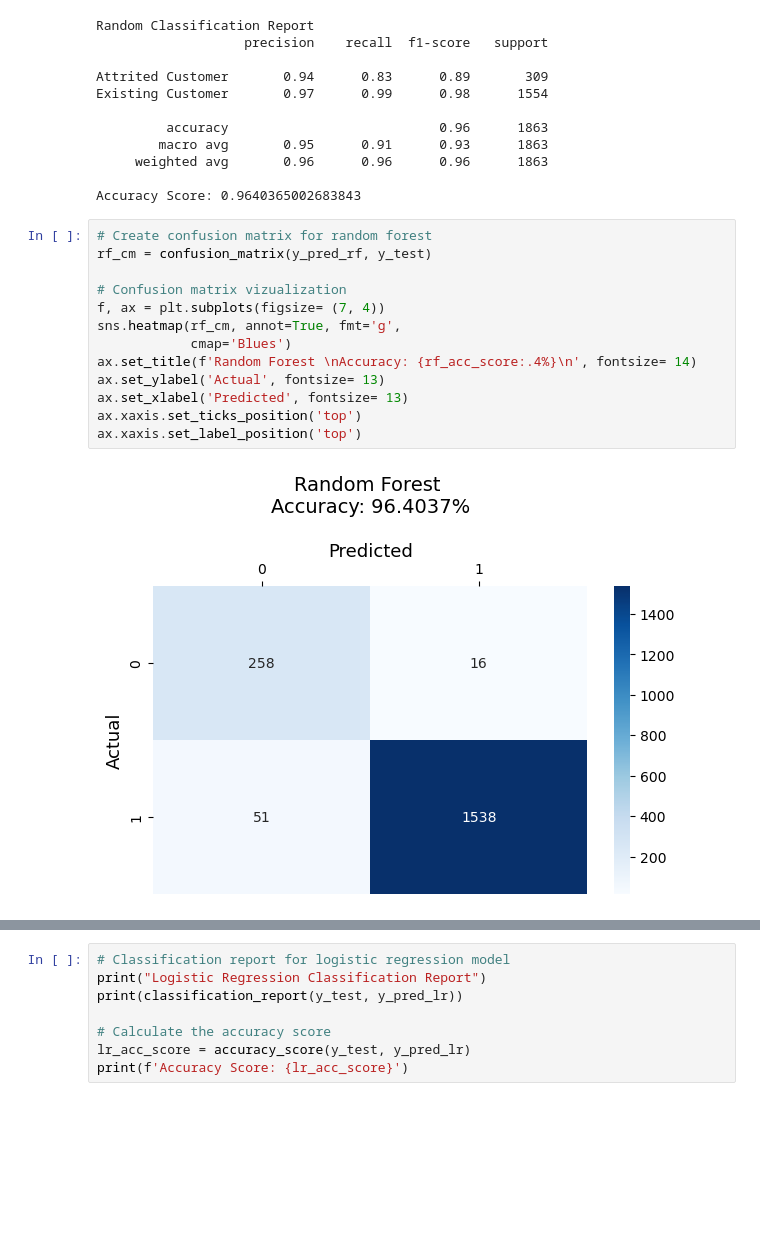
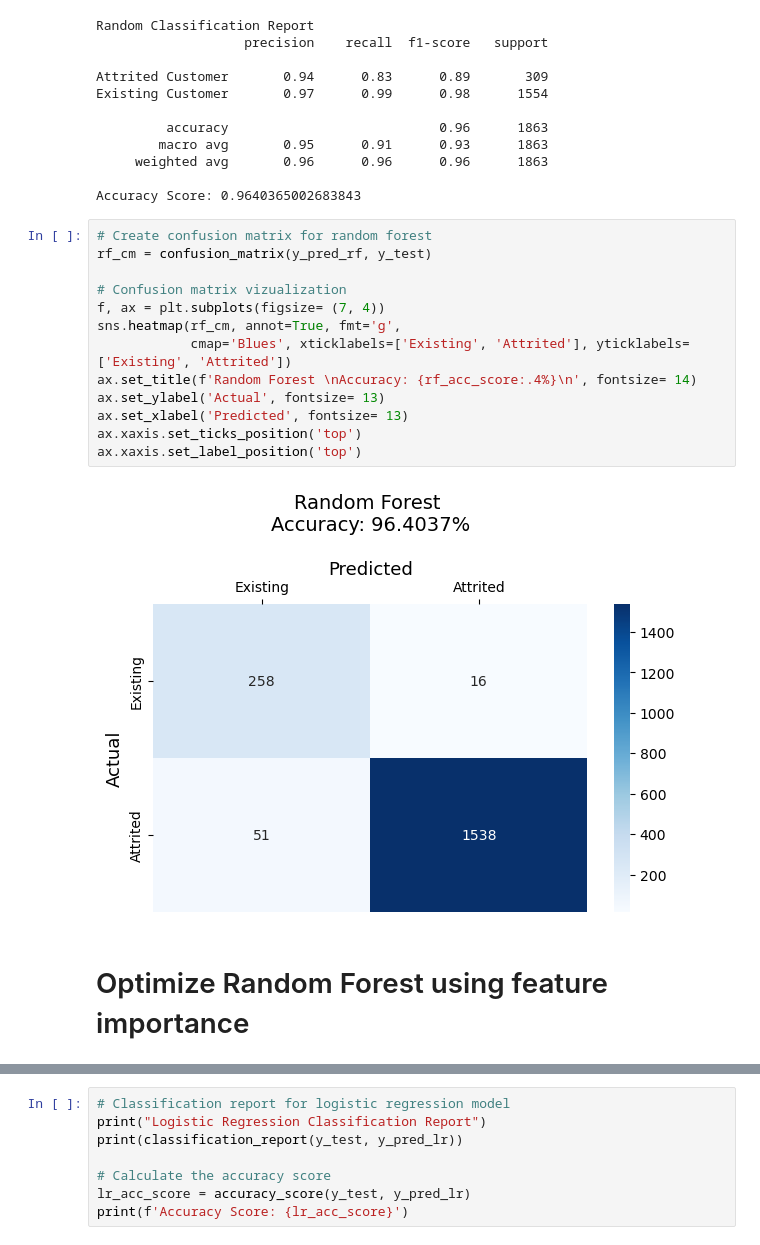
Before and after one commit to hdkronke/cc-customer-attrition-project, a Jupyter notebook: Group_1_Project_4.ipynb, the cells around one changed output, grey strips where cells are left out. Drawn from its saved outputs; the diff is of its cells as text; blank space fills up the shorter version.

```diff
--- a/Group_1_Project_4.ipynb
+++ b/Group_1_Project_4.ipynb
@@ -299,15 +321,17 @@ Accuracy Score: 0.9640365002683843
 # %%
 # Create confusion matrix for random forest
 rf_cm = confusion_matrix(y_pred_rf, y_test)
 
 # Confusion matrix vizualization
 f, ax = plt.subplots(figsize= (7, 4))
 sns.heatmap(rf_cm, annot=True, fmt='g',
-            cmap='Blues')
+            cmap='Blues', xticklabels=['Existing', 'Attrited'], yticklabels=['Existing', 'Attrited'])
 ax.set_title(f'Random Forest \nAccuracy: {rf_acc_score:.4%}\n', fontsize= 14)
 ax.set_ylabel('Actual', fontsize= 13)
 ax.set_xlabel('Predicted', fontsize= 13)
 ax.xaxis.set_ticks_position('top')
 ax.xaxis.set_label_position('top')
 # %% [output]
-[figure, old version]
+[figure, new version]
+# %% [markdown]
+# Optimize Random Forest using feature importance
```
Also changed, not shown: parts of 28 cells of this notebook.
